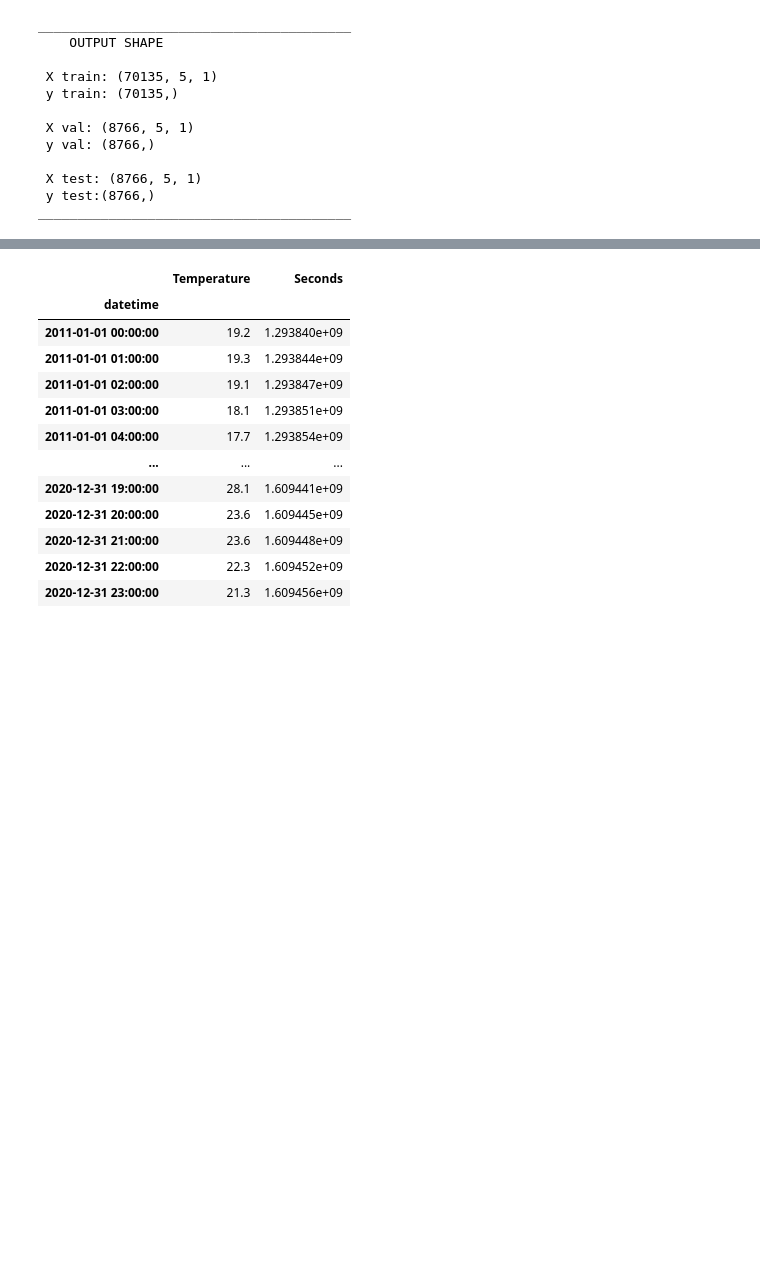
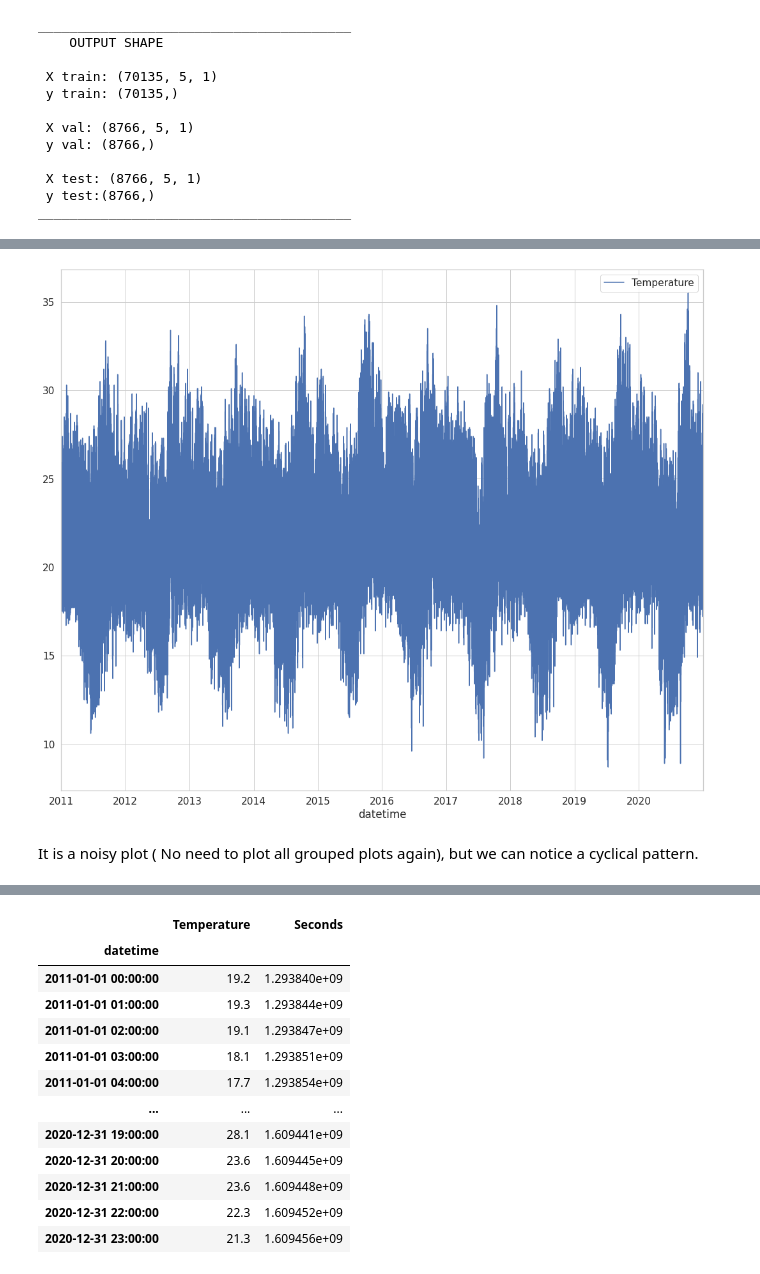
Before and after one commit to paulobueno90/LSTM-GRU-Conv1d-timeseries-forecast, a Jupyter notebook: temperature_time_series_forecasting_notebook.ipynb, the cells around one changed output, grey strips where cells are left out. Saved outputs shown, nothing was run; the diff lists cells and outputs as text; code cells hidden in the pictures; blank space fills up the shorter version.

```diff
--- a/temperature_time_series_forecasting_notebook.ipynb
+++ b/temperature_time_series_forecasting_notebook.ipynb
@@ -606,0 +505,7 @@ _________________________________________________________________
+# %%
+temp_df = pd.DataFrame({'Temperature':temperature_df})
+temp_df.plot();
+# %% [output]
+[figure, added]
+# %% [markdown]
+It is a noisy plot ( No need to plot all grouped plots again), but we can notice a cyclical pattern.
```
Also changed, not shown: parts of 47 cells of this notebook.
